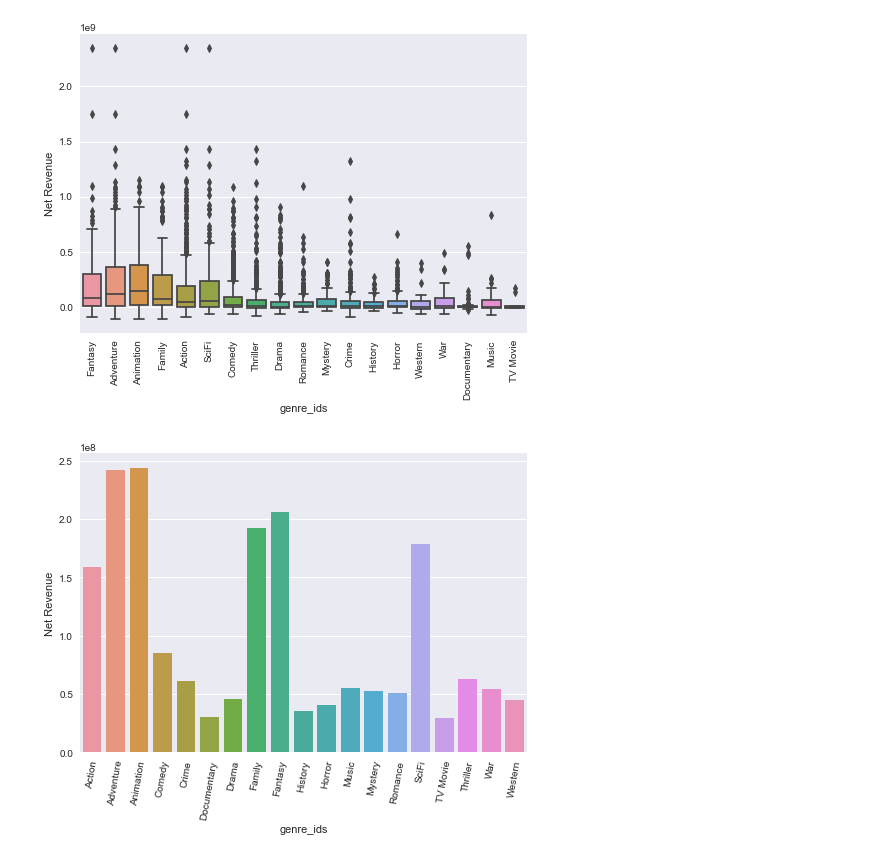
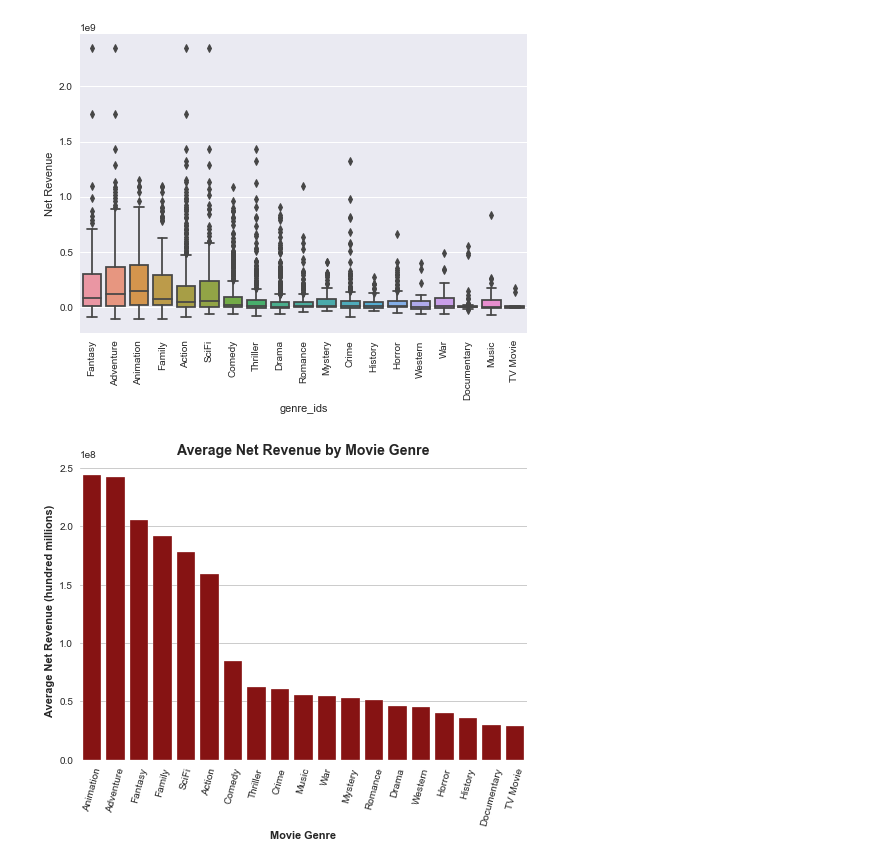
Before and after one commit to ndsecond/capstone-pod-7, a Jupyter notebook: notebooks/ej-dir/ej-ind.ipynb, the cells around one changed output. Cells and saved outputs as stored; diff of their text form; code cells hidden in the pictures.

```diff
--- a/notebooks/ej-dir/ej-ind.ipynb
+++ b/notebooks/ej-dir/ej-ind.ipynb
@@ -1086,7 +1093,7 @@ genre_df_exploded = genre_df_exploded[genre_df_exploded['genre_ids'] != '']
 # %% [markdown]
 We can now use groupby to find the average net revenue by genre. Note, if a movie has multiple rows, its revenue will be considered in multiple categories.
 # %%
-average_group = genre_df_exploded.groupby(['genre_ids'])['Net Revenue'].mean().reset_index()
+average_group = genre_df_exploded.groupby(['genre_ids'])['Net Revenue'].mean().sort_values(ascending=False).reset_index()
 average_group
 # %% [output]
 |  | genre_ids | Net Revenue |
@@ -1219,8 +1242,13 @@ ax.set_xticklabels(ax.get_xticklabels(), rotation=90);
 # %% [output]
 [figure]
 # %%
+# Final Plot
 #average net revenue by movie genre
-ax = sns.barplot(data=average_group, x='genre_ids', y='Net Revenue')
-ax.set_xticklabels(ax.get_xticklabels(), rotation=80);
+ax = sns.barplot(data=average_group, x='genre_ids', y='Net Revenue', color='#990000')
+ax.set_xticklabels(ax.get_xticklabels(), rotation=75);
+ax.set_title('Average Net Revenue by Movie Genre', fontsize = 14, weight = 'bold')
+ax.set_ylabel('Average Net Revenue (hundred millions)', weight='bold')
+ax.set_xlabel('Movie Genre', weight='bold');
+sns.set_style('whitegrid')
 # %% [output]
-[figure, old version]
+[figure, new version]
```
Also changed, not shown: parts of 17 cells of this notebook.
